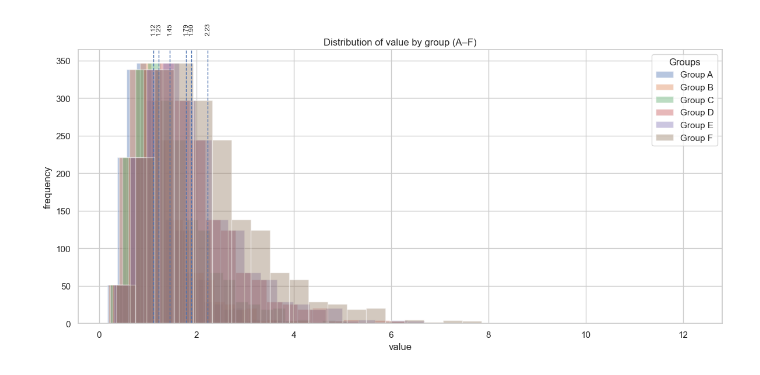
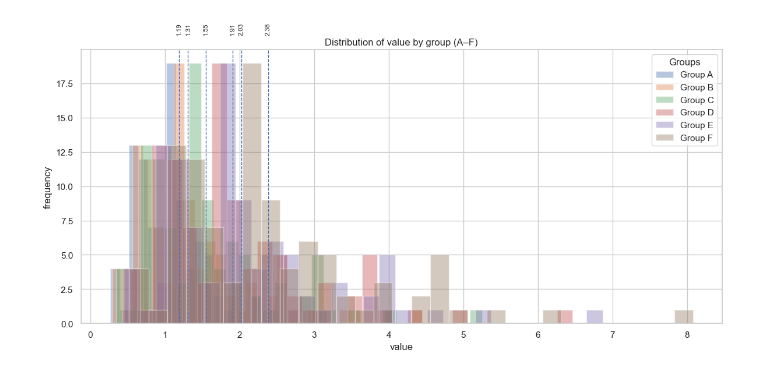
Before and after one commit to carlstadie/Bayesian_Stats, a Jupyter notebook: anova.ipynb, the cells around one changed output. Drawn from its saved outputs; the diff is of its cells as text; code cells hidden in the pictures.

Commit message:
again with plots

```diff
--- a/anova.ipynb
+++ b/anova.ipynb
@@ -2,19 +2,16 @@
 import pandas as pd
 import numpy as np
 import matplotlib.pyplot as plt
-import os
 import seaborn as sns
 import pymc as pm
 import arviz as az
 from scipy.stats import gaussian_kde, norm
-import ipywidgets as widgets
-from IPython.display import display, clear_output
+from IPython.display import display, Markdown
 import scipy.stats as st
 from scipy.stats import gaussian_kde
-from typing import Sequence, Tuple
 
 
-def create_data(n_per_group=2000, ratios=None, sigma_ln=0.5, random_state=42):
+def create_data(n_per_group=100, ratios=None, sigma_ln=0.5, random_state=42):
 
     if ratios is None:
         ratios = [1, 1.1, 1.3, 1.6, 1.7, 2.0]
@@ -34,34 +31,34 @@ def create_data(n_per_group=2000, ratios=None, sigma_ln=0.5, random_state=42):
 
 
 # Example usage & visual check
 
 data = create_data()
 
 means = data.groupby("group")["value"].mean()
 
 plt.figure(figsize=(12, 6))
 for label in "ABCDEF":
     subset = data.loc[data["group"] == label, "value"]
 
     plt.hist(subset, bins=30, alpha=0.4, label=f"Group {label}")
     mean_val = means.loc[label]
     plt.axvline(mean_val, linestyle="dashed", linewidth=1)
 
     plt.text(
         mean_val,                       # x
         plt.ylim()[1] * 1.1,           # y: 90 % up the current y-axis
         f"{mean_val:.2f}",              # formatted mean
         rotation=90, ha="center", va="top", fontsize=8
     )
 
 plt.title("Distribution of value by group (A–F)")
 plt.xlabel("value")
 plt.ylabel("frequency")
 plt.legend(title="Groups")
 plt.tight_layout()
 plt.show()
 # %% [output]
-[figure, old version]
+[figure, new version]
 # %%
 def bayes_factor_best(probability_vector_best, best_group_idx, num_groups):
 
```
Also changed, not shown: parts of 2 cells of this notebook, 1 other file.
